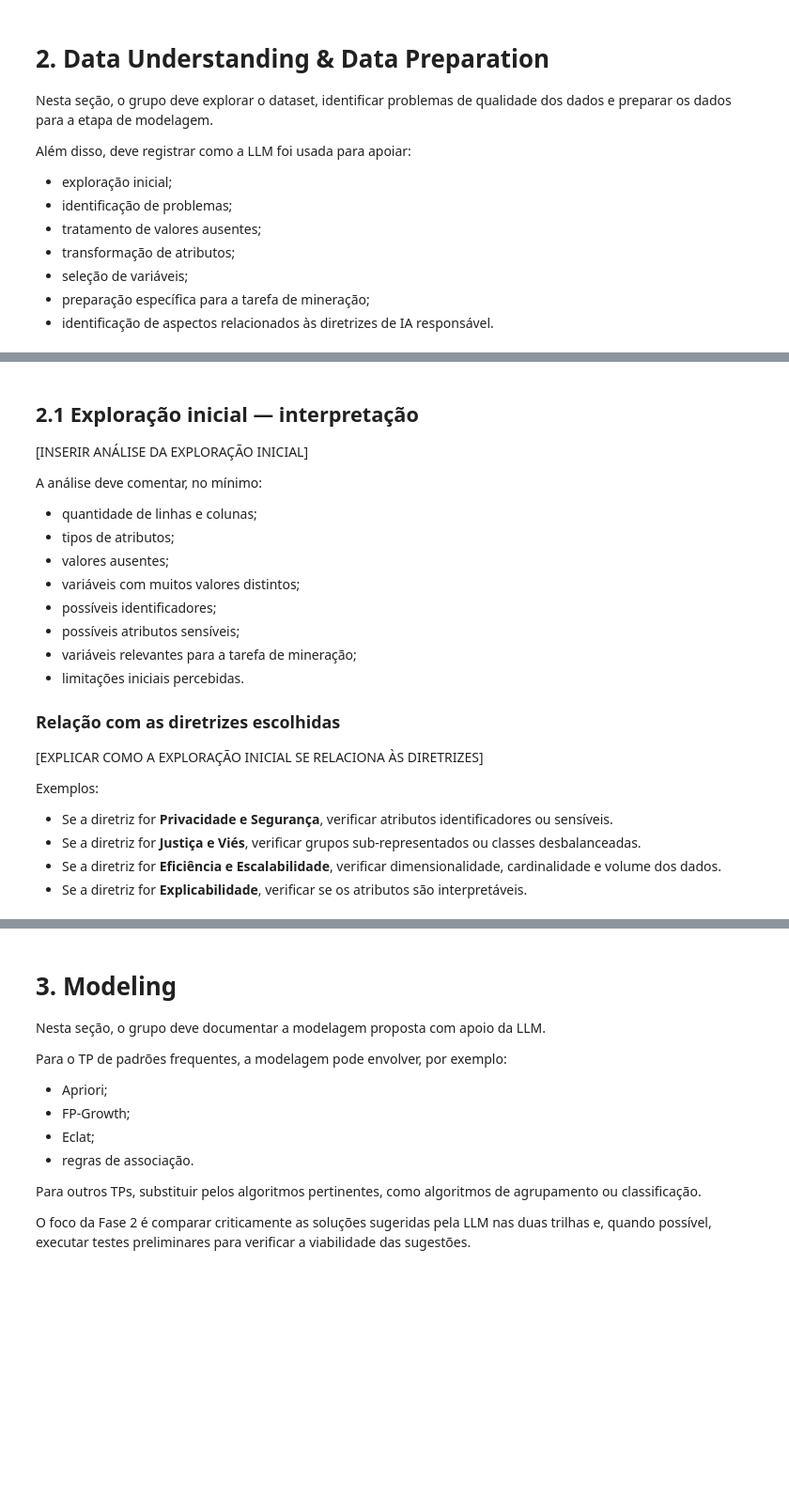
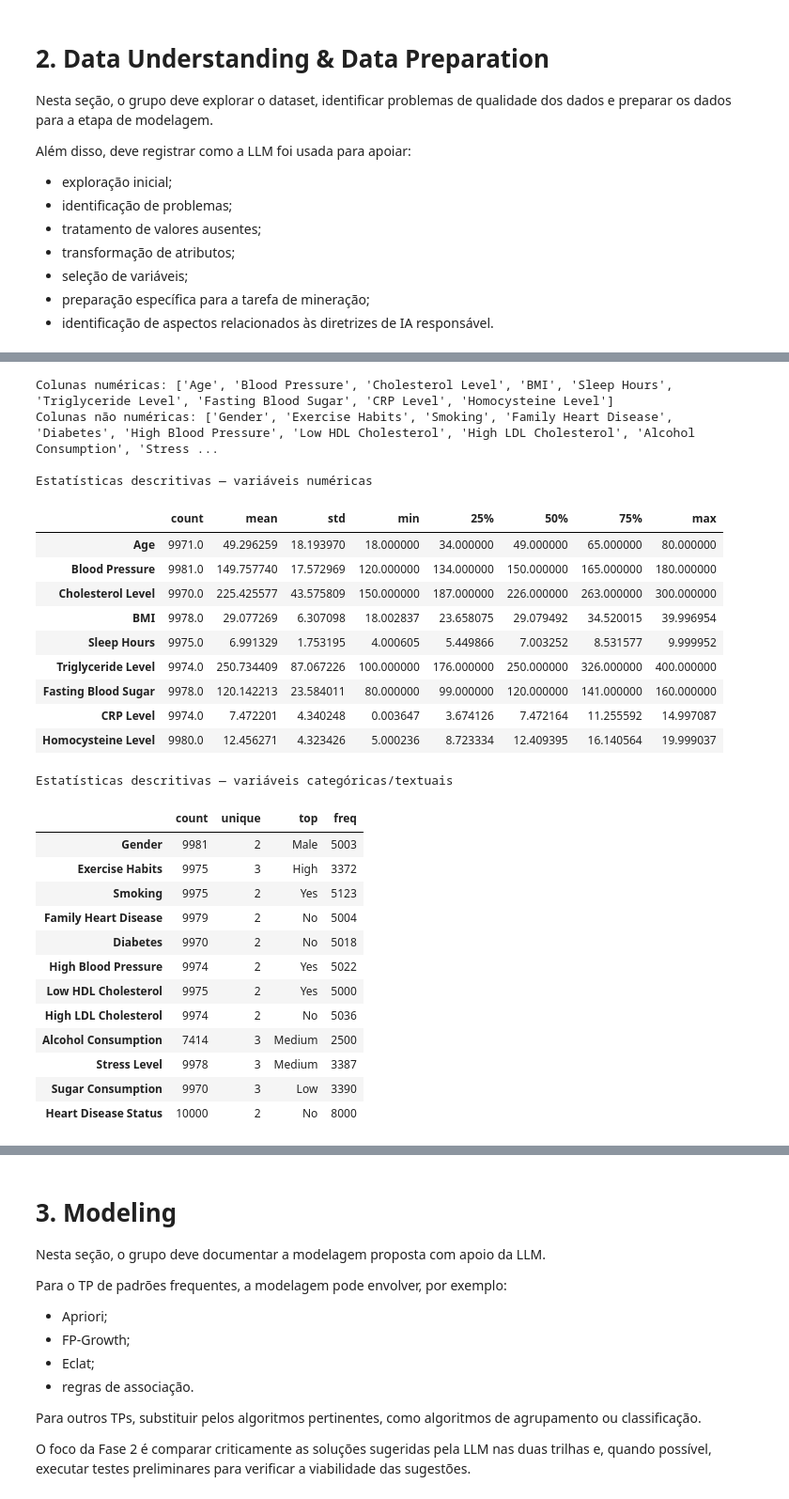
Before and after one commit to carolinabarcellos/TP-3-Mineracao, a Jupyter notebook: TP3_Fase2_Grupo1.ipynb, the cells around one changed output, grey strips where cells are left out. Shown at 94% size. Cells and saved outputs as stored; diff of their text form; code cells hidden in the pictures; blank space fills up the shorter version.

```diff
--- a/TP3_Fase2_Grupo1.ipynb
+++ b/TP3_Fase2_Grupo1.ipynb
@@ -404,47 +446,50 @@ def resumo_inicial(df: pd.DataFrame) -> pd.DataFrame:
 # %%
 # Estatísticas descritivas
 # O objetivo é separar análise de variáveis numéricas e categóricas.
 
 def estatisticas_descritivas(df: pd.DataFrame):
     numericas = df.select_dtypes(include=np.number)
     categoricas = df.select_dtypes(exclude=np.number)
 
     print("Colunas numéricas:", list(numericas.columns))
     print("Colunas não numéricas:", list(categoricas.columns))
 
     if len(numericas.columns) > 0:
         print("\nEstatísticas descritivas — variáveis numéricas")
         display(numericas.describe().T)
 
     if len(categoricas.columns) > 0:
         print("\nEstatísticas descritivas — variáveis categóricas/textuais")
         display(categoricas.describe().T)
 
-# Exemplo de uso:
-# estatisticas_descritivas(df)
+
+estatisticas_descritivas(df)
+# %% [output]
+Colunas numéricas: ['Age', 'Blood Pressure', 'Cholesterol Level', 'BMI', 'Sleep Hours', 'Triglyceride Level', 'Fasting Blood Sugar', 'CRP Level', 'Homocysteine Level']
+Colunas não numéricas: ['Gender', 'Exercise Habits', 'Smoking', 'Family Heart Disease', 'Diabetes', 'High Blood Pressure', 'Low HDL Cholesterol', 'High LDL Cholesterol', 'Alcohol Consumption', 'Stress ...
+
+Estatísticas descritivas — variáveis numéricas
+|  | count | mean | std | min | 25% | 50% | 75% | max |
+| Age | 9971.0 | 49.296259 | 18.193970 | 18.000000 | 34.000000 | 49.000000 | 65.000000 | 80.000000 |
+| Blood Pressure | 9981.0 | 149.757740 | 17.572969 | 120.000000 | 134.000000 | 150.000000 | 165.000000 | 180.000000 |
+| Cholesterol Level | 9970.0 | 225.425577 | 43.575809 | 150.000000 | 187.000000 | 226.000000 | 263.000000 | 300.000000 |
+| BMI | 9978.0 | 29.077269 | 6.307098 | 18.002837 | 23.658075 | 29.079492 | 34.520015 | 39.996954 |
+| Sleep Hours | 9975.0 | 6.991329 | 1.753195 | 4.000605 | 5.449866 | 7.003252 | 8.531577 | 9.999952 |
+| Triglyceride Level | 9974.0 | 250.734409 | 87.067226 | 100.000000 | 176.000000 | 250.000000 | 326.000000 | 400.000000 |
+| Fasting Blood Sugar | 9978.0 | 120.142213 | 23.584011 | 80.000000 | 99.000000 | 120.000000 | 141.000000 | 160.000000 |
+| CRP Level | 9974.0 | 7.472201 | 4.340248 | 0.003647 | 3.674126 | 7.472164 | 11.255592 | 14.997087 |
+| Homocysteine Level | 9980.0 | 12.456271 | 4.323426 | 5.000236 | 8.723334 | 12.409395 | 16.140564 | 19.999037 |
+Estatísticas descritivas — variáveis categóricas/textuais
+|  | count | unique | top | freq |
+| Gender | 9981 | 2 | Male | 5003 |
+| Exercise Habits | 9975 | 3 | High | 3372 |
+| Smoking | 9975 | 2 | Yes | 5123 |
+| Family Heart Disease | 9979 | 2 | No | 5004 |
+| Diabetes | 9970 | 2 | No | 5018 |
+| High Blood Pressure | 9974 | 2 | Yes | 5022 |
+| Low HDL Cholesterol | 9975 | 2 | Yes | 5000 |
+| High LDL Cholesterol | 9974 | 2 | No | 5036 |
+| Alcohol Consumption | 7414 | 3 | Medium | 2500 |
+| Stress Level | 9978 | 3 | Medium | 3387 |
+| Sugar Consumption | 9970 | 3 | Low | 3390 |
+| Heart Disease Status | 10000 | 2 | No | 8000 |
-# %% [markdown]
-## 2.1 Exploração inicial — interpretação
-
-[INSERIR ANÁLISE DA EXPLORAÇÃO INICIAL]
-
-A análise deve comentar, no mínimo:
-
-- quantidade de linhas e colunas;
-- tipos de atributos;
-- valores ausentes;
-- variáveis com muitos valores distintos;
-- possíveis identificadores;
-- possíveis atributos sensíveis;
-- variáveis relevantes para a tarefa de mineração;
-- limitações iniciais percebidas.
-
-### Relação com as diretrizes escolhidas
-
-[EXPLICAR COMO A EXPLORAÇÃO INICIAL SE RELACIONA ÀS DIRETRIZES]
-
-Exemplos:
-
-- Se a diretriz for **Privacidade e Segurança**, verificar atributos identificadores ou sensíveis.
-- Se a diretriz for **Justiça e Viés**, verificar grupos sub-representados ou classes desbalanceadas.
-- Se a diretriz for **Eficiência e Escalabilidade**, verificar dimensionalidade, cardinalidade e volume dos dados.
-- Se a diretriz for **Explicabilidade**, verificar se os atributos são interpretáveis.
```
Also changed, not shown: parts of 25 cells of this notebook.
